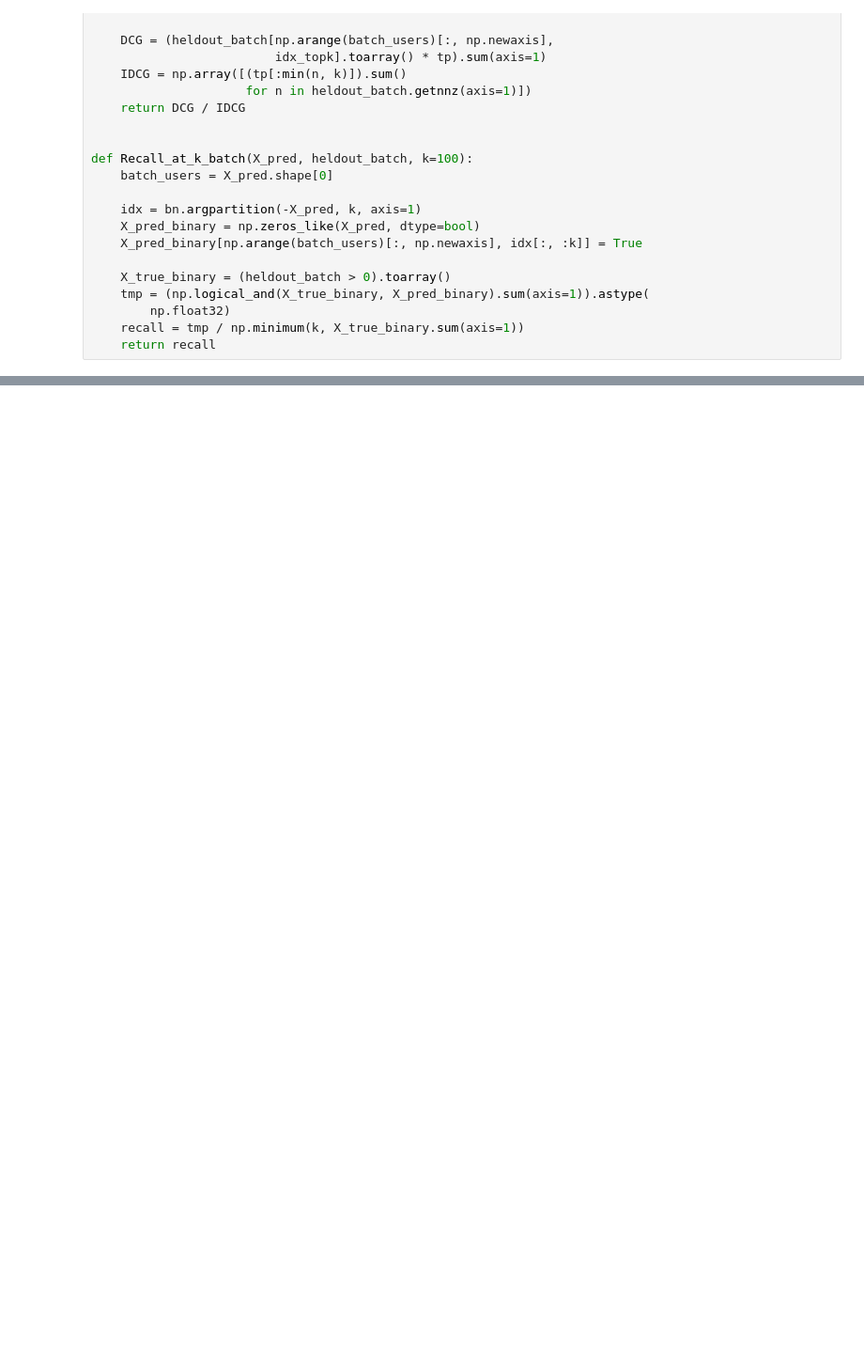
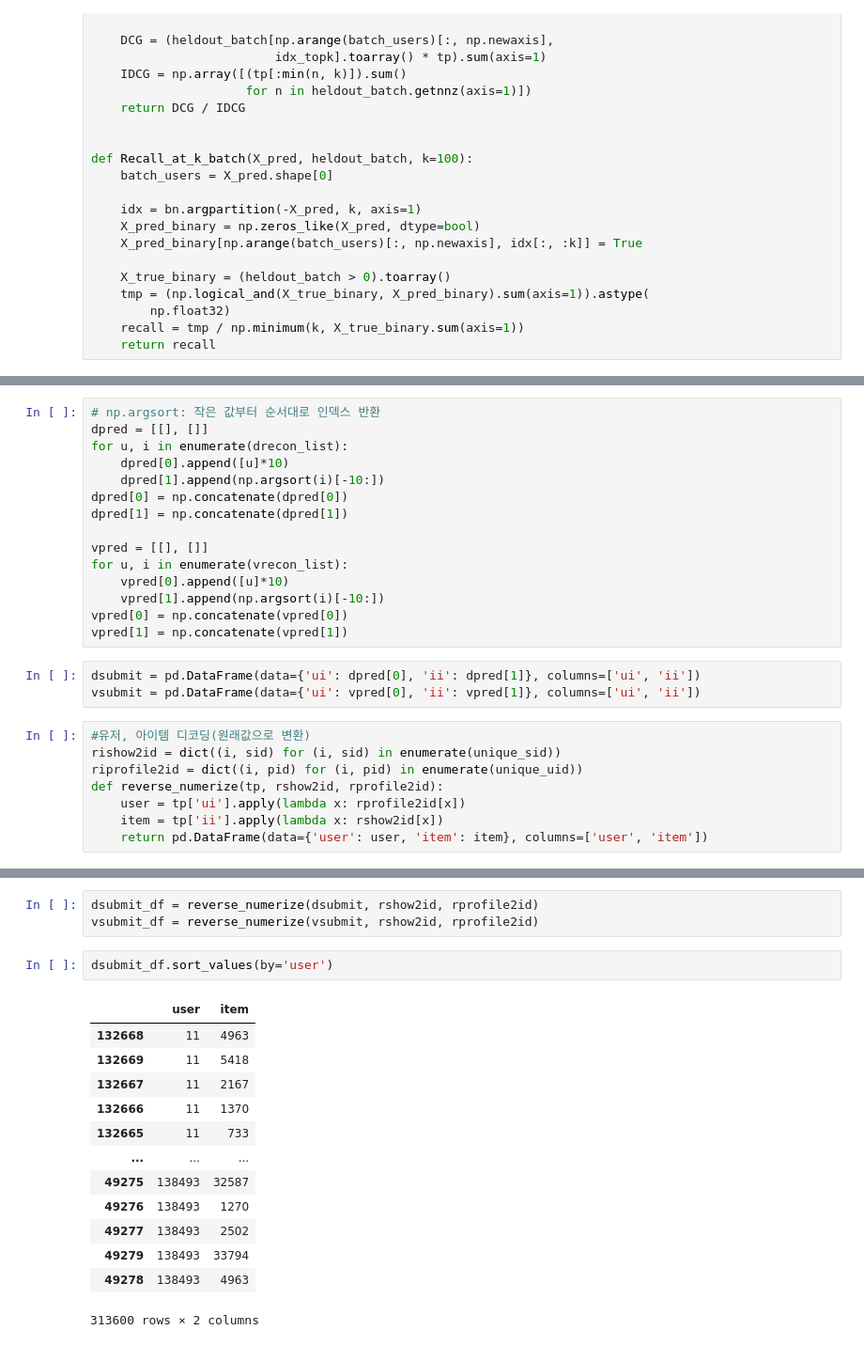
Before and after one commit to boostcampaitech4lv23recsys2/level2_movierecommendation_recsys-level2-recsys-09, a Jupyter notebook: multi-vae/Multi-VAE.ipynb, the cells around one changed output, grey strips where cells are left out. Shown at 94% size. Cells and saved outputs as stored; diff of their text form; blank space fills up the shorter version.

```diff
--- a/multi-vae/Multi-VAE.ipynb
+++ b/multi-vae/Multi-VAE.ipynb
@@ -852,0 +924,26 @@ print('=' * 89)
+# %%
+# np.argsort: 작은 값부터 순서대로 인덱스 반환
+dpred = [[], []]
+for u, i in enumerate(drecon_list):
+    dpred[0].append([u]*10)
+    dpred[1].append(np.argsort(i)[-10:])
+dpred[0] = np.concatenate(dpred[0])
+dpred[1] = np.concatenate(dpred[1])
+
+vpred = [[], []]
+for u, i in enumerate(vrecon_list):
+    vpred[0].append([u]*10)
+    vpred[1].append(np.argsort(i)[-10:])
+vpred[0] = np.concatenate(vpred[0])
+vpred[1] = np.concatenate(vpred[1])
+# %%
+dsubmit = pd.DataFrame(data={'ui': dpred[0], 'ii': dpred[1]}, columns=['ui', 'ii'])
+vsubmit = pd.DataFrame(data={'ui': vpred[0], 'ii': vpred[1]}, columns=['ui', 'ii'])
+# %%
+#유저, 아이템 디코딩(원래값으로 변환)
+rishow2id = dict((i, sid) for (i, sid) in enumerate(unique_sid))
+riprofile2id = dict((i, pid) for (i, pid) in enumerate(unique_uid))
+def reverse_numerize(tp, rshow2id, rprofile2id):
+    user = tp['ui'].apply(lambda x: rprofile2id[x])
+    item = tp['ii'].apply(lambda x: rshow2id[x])
+    return pd.DataFrame(data={'user': user, 'item': item}, columns=['user', 'item'])
@@ -852,0 +974,19 @@ print('=' * 89)
+# %%
+dsubmit_df = reverse_numerize(dsubmit, rshow2id, rprofile2id)
+vsubmit_df = reverse_numerize(vsubmit, rshow2id, rprofile2id)
+# %%
+dsubmit_df.sort_values(by='user')
+# %% [output]
+|  | user | item |
+| 132668 | 11 | 4963 |
+| 132669 | 11 | 5418 |
+| 132667 | 11 | 2167 |
+| 132666 | 11 | 1370 |
+| 132665 | 11 | 733 |
+| ... | ... | ... |
+| 49275 | 138493 | 32587 |
+| 49276 | 138493 | 1270 |
+| 49277 | 138493 | 2502 |
+| 49279 | 138493 | 33794 |
+| 49278 | 138493 | 4963 |
+313600 rows × 2 columns
```
Also changed, not shown: parts of 33 cells of this notebook, 2 other files.
